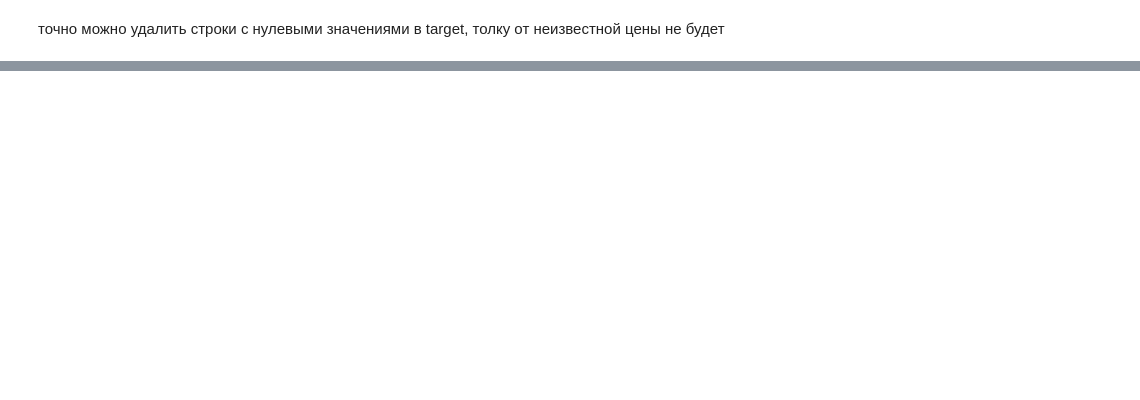
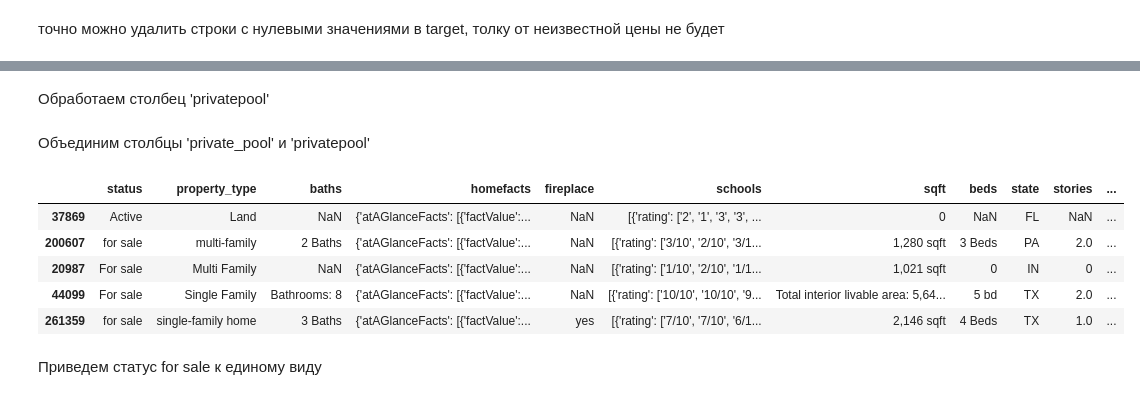
Before and after one commit to nik-gorby/diplom, a Jupyter notebook: diplom.ipynb, the cells around one changed output, grey strips where cells are left out. Saved outputs shown, nothing was run; the diff lists cells and outputs as text; code cells hidden in the pictures; blank space fills up the shorter version.

```diff
--- a/diplom.ipynb
+++ b/diplom.ipynb
@@ -159,0 +210,28 @@ print(df_orig.shape)
+# %%
+df.loc[df['private_pool'] == 'Yes', 'private_pool'] = 1
+df['private_pool'].fillna(0, inplace=True)
+df['private_pool'] = df['private_pool'].astype(int)
+# %% [markdown]
+Обработаем столбец 'privatepool'
+# %%
+df.loc[df['privatepool'] == 'Yes', 'privatepool'] = 1
+df.loc[df['privatepool'] == 'yes', 'privatepool'] = 1
+df['privatepool'].fillna(0, inplace=True)
+df['privatepool'] = df['privatepool'].astype(int)
+# %% [markdown]
+Объединим столбцы 'private_pool' и 'privatepool'
+# %%
+df['pool'] = df.apply(combine_columns, axis=1)
+# %%
+df.drop(['private_pool', 'privatepool'], axis=1, inplace=True)
+# %%
+df.sample(5,random_state=42)
+# %% [output]
+|  | status | property_type | baths | homefacts | fireplace | schools | sqft | beds | state | stories | ... |
+| 37869 | Active | Land | NaN | {'atAGlanceFacts': [{'factValue':... | NaN | [{'rating': ['2', '1', '3', '3', ... | 0 | NaN | FL | NaN | ... |
+| 200607 | for sale | multi-family | 2 Baths | {'atAGlanceFacts': [{'factValue':... | NaN | [{'rating': ['3/10', '2/10', '3/1... | 1,280 sqft | 3 Beds | PA | 2.0 | ... |
+| 20987 | For sale | Multi Family | NaN | {'atAGlanceFacts': [{'factValue':... | NaN | [{'rating': ['1/10', '2/10', '1/1... | 1,021 sqft | 0 | IN | 0 | ... |
+| 44099 | For sale | Single Family | Bathrooms: 8 | {'atAGlanceFacts': [{'factValue':... | NaN | [{'rating': ['10/10', '10/10', '9... | Total interior livable area: 5,64... | 5 bd | TX | 2.0 | ... |
+| 261359 | for sale | single-family home | 3 Baths | {'atAGlanceFacts': [{'factValue':... | yes | [{'rating': ['7/10', '7/10', '6/1... | 2,146 sqft | 4 Beds | TX | 1.0 | ... |
+# %% [markdown]
+Приведем статус for sale к единому виду
```
Also changed, not shown: parts of 54 cells of this notebook.
